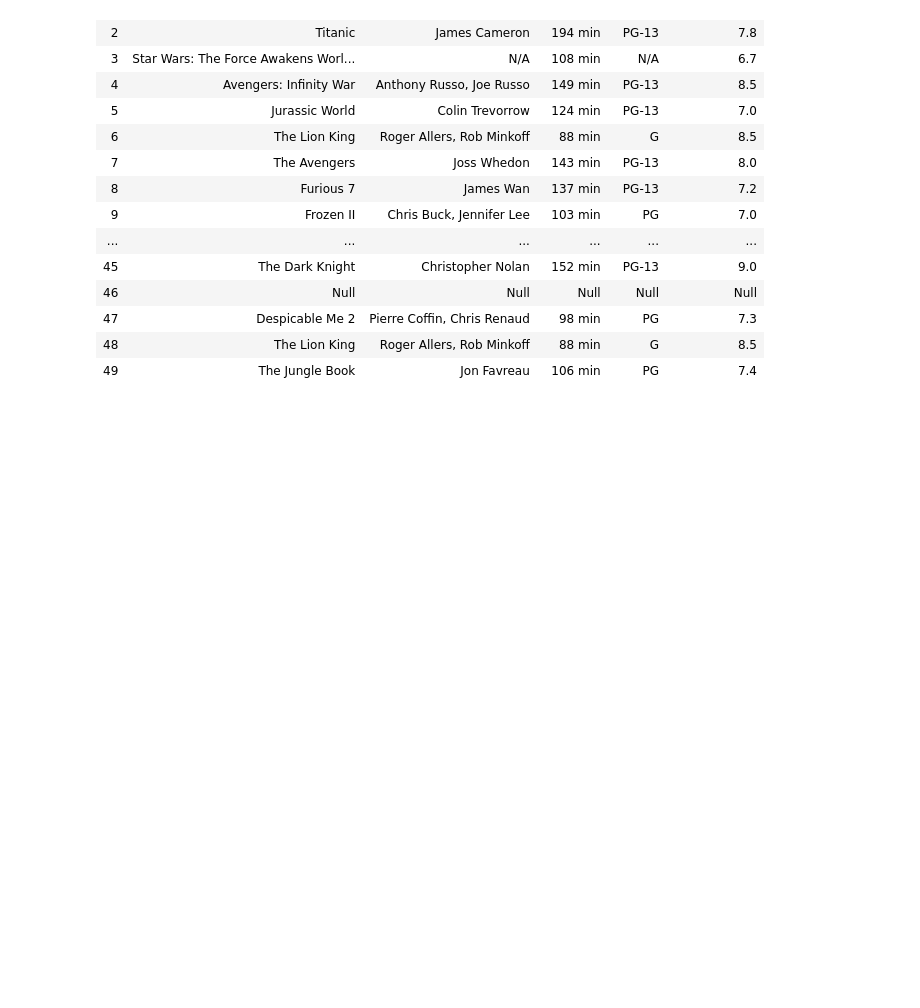
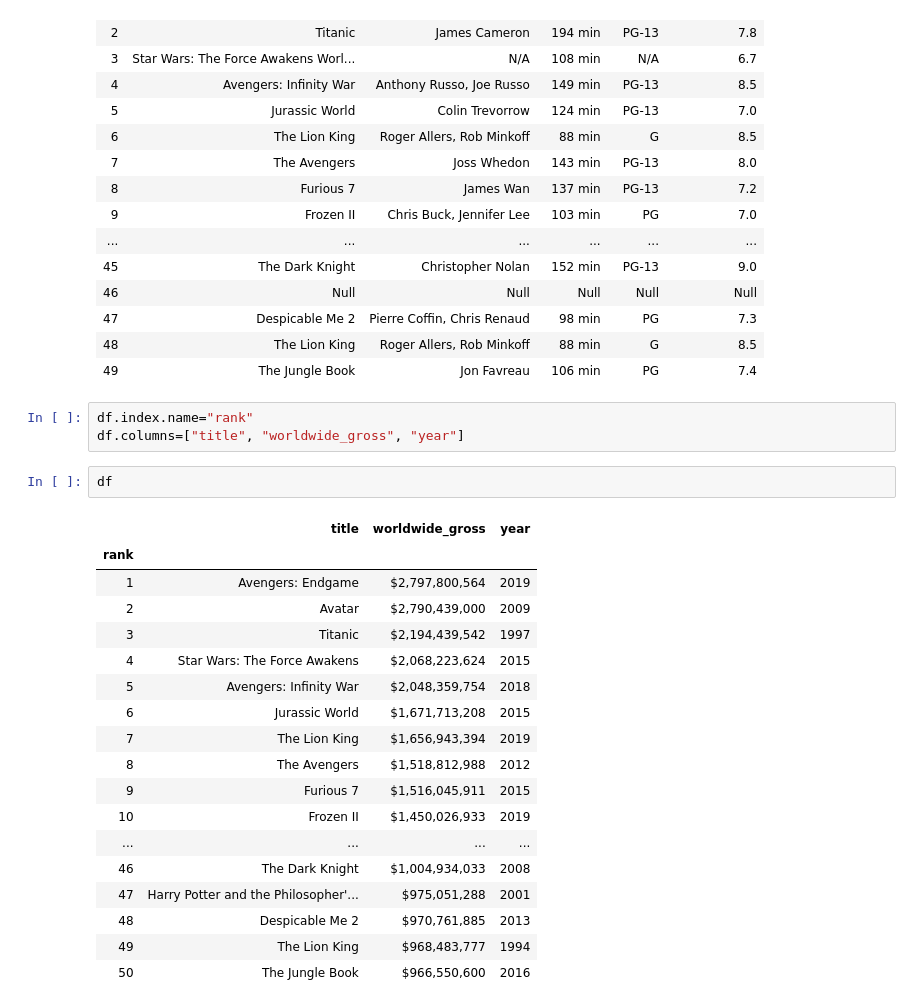
Before and after one commit to markmessick/etl_project, a Jupyter notebook: ETL_Project.ipynb, the cells around one changed output. Saved outputs shown, nothing was run; the diff lists cells and outputs as text; blank space fills up the shorter version.

```diff
--- a/ETL_Project.ipynb
+++ b/ETL_Project.ipynb
@@ -107,3 +106,27 @@ df_2
 | 47 | Despicable Me 2 | Pierre Coffin, Chris Renaud | 98 min | PG | 7.3 |
 | 48 | The Lion King | Roger Allers, Rob Minkoff | 88 min | G | 8.5 |
 | 49 | The Jungle Book | Jon Favreau | 106 min | PG | 7.4 |
+# %%
+df.index.name="rank"
+df.columns=["title", "worldwide_gross", "year"]
+# %%
+df
+# %% [output]
+|  | title | worldwide_gross | year |
+| rank |  |  |  |
+| 1 | Avengers: Endgame | $2,797,800,564 | 2019 |
+| 2 | Avatar | $2,790,439,000 | 2009 |
+| 3 | Titanic | $2,194,439,542 | 1997 |
+| 4 | Star Wars: The Force Awakens | $2,068,223,624 | 2015 |
+| 5 | Avengers: Infinity War | $2,048,359,754 | 2018 |
+| 6 | Jurassic World | $1,671,713,208 | 2015 |
+| 7 | The Lion King | $1,656,943,394 | 2019 |
+| 8 | The Avengers | $1,518,812,988 | 2012 |
+| 9 | Furious 7 | $1,516,045,911 | 2015 |
+| 10 | Frozen II | $1,450,026,933 | 2019 |
+| ... | ... | ... | ... |
+| 46 | The Dark Knight | $1,004,934,033 | 2008 |
+| 47 | Harry Potter and the Philosopher'... | $975,051,288 | 2001 |
+| 48 | Despicable Me 2 | $970,761,885 | 2013 |
+| 49 | The Lion King | $968,483,777 | 1994 |
+| 50 | The Jungle Book | $966,550,600 | 2016 |
```
Also changed, not shown: parts of 2 cells of this notebook.
